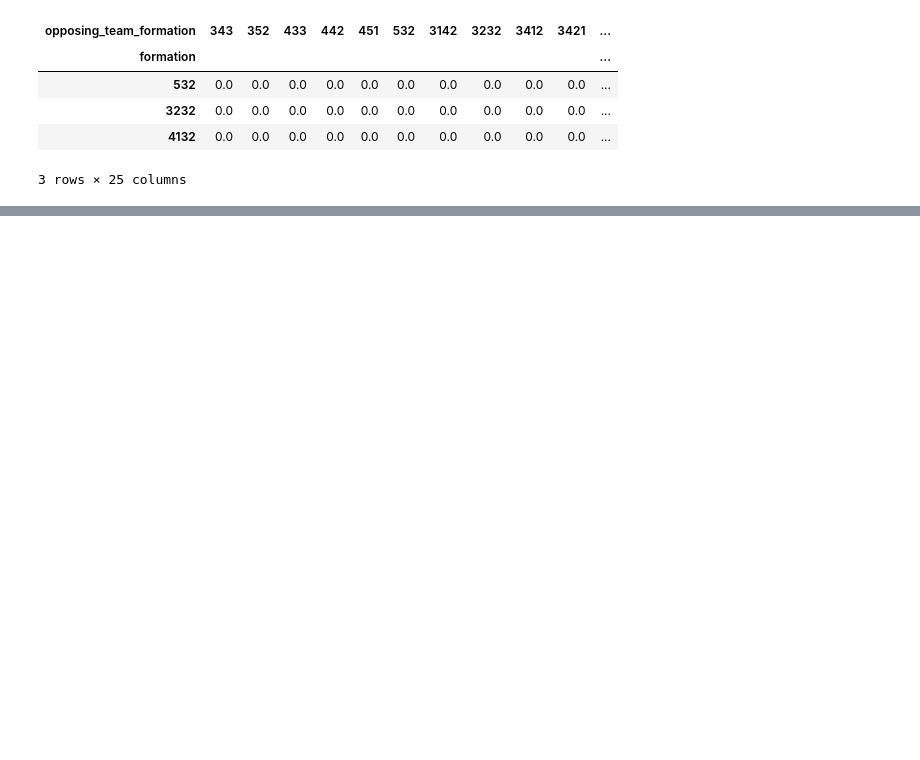
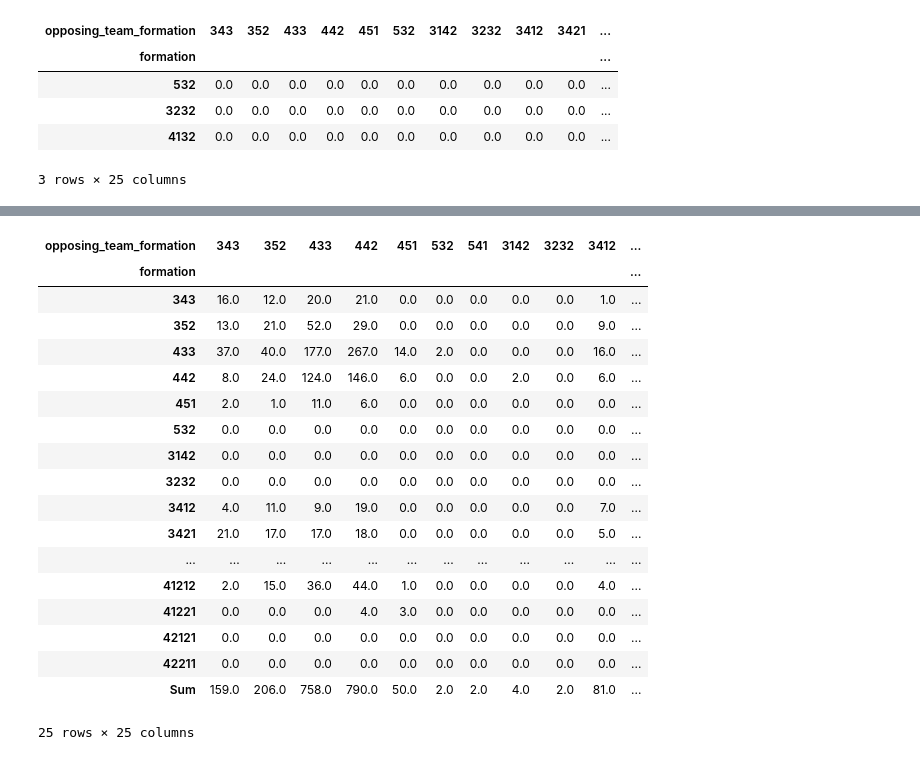
Before and after one commit to SFETNI/Omdena-UEFAEURO2024, a Jupyter notebook: task3-machine-learning-modeling/effect_of_team_formation_on_match_outcome/visualize_formations_correspondance_table.ipynb, the cells around one changed output, grey strips where cells are left out. Drawn from its saved outputs; the diff is of its cells as text; code cells hidden in the pictures; blank space fills up the shorter version.

```diff
--- a/task3-machine-learning-modeling/effect_of_team_formation_on_match_outcome/visualize_formations_correspondance_table.ipynb
+++ b/task3-machine-learning-modeling/effect_of_team_formation_on_match_outcome/visualize_formations_correspondance_table.ipynb
@@ -96,0 +110,22 @@ ModuleNotFoundError: No module named 'chart_studio'
+# %%
+df_defense_attack_scores_pivot_table
+# %% [output]
+| opposing_team_formation | 343 | 352 | 433 | 442 | 451 | 532 | 541 | 3142 | 3232 | 3412 | ... |
+| formation |  |  |  |  |  |  |  |  |  |  | ... |
+| 343 | 16.0 | 12.0 | 20.0 | 21.0 | 0.0 | 0.0 | 0.0 | 0.0 | 0.0 | 1.0 | ... |
+| 352 | 13.0 | 21.0 | 52.0 | 29.0 | 0.0 | 0.0 | 0.0 | 0.0 | 0.0 | 9.0 | ... |
+| 433 | 37.0 | 40.0 | 177.0 | 267.0 | 14.0 | 2.0 | 0.0 | 0.0 | 0.0 | 16.0 | ... |
+| 442 | 8.0 | 24.0 | 124.0 | 146.0 | 6.0 | 0.0 | 0.0 | 2.0 | 0.0 | 6.0 | ... |
+| 451 | 2.0 | 1.0 | 11.0 | 6.0 | 0.0 | 0.0 | 0.0 | 0.0 | 0.0 | 0.0 | ... |
+| 532 | 0.0 | 0.0 | 0.0 | 0.0 | 0.0 | 0.0 | 0.0 | 0.0 | 0.0 | 0.0 | ... |
+| 3142 | 0.0 | 0.0 | 0.0 | 0.0 | 0.0 | 0.0 | 0.0 | 0.0 | 0.0 | 0.0 | ... |
+| 3232 | 0.0 | 0.0 | 0.0 | 0.0 | 0.0 | 0.0 | 0.0 | 0.0 | 0.0 | 0.0 | ... |
+| 3412 | 4.0 | 11.0 | 9.0 | 19.0 | 0.0 | 0.0 | 0.0 | 0.0 | 0.0 | 7.0 | ... |
+| 3421 | 21.0 | 17.0 | 17.0 | 18.0 | 0.0 | 0.0 | 0.0 | 0.0 | 0.0 | 5.0 | ... |
+| ... | ... | ... | ... | ... | ... | ... | ... | ... | ... | ... | ... |
+| 41212 | 2.0 | 15.0 | 36.0 | 44.0 | 1.0 | 0.0 | 0.0 | 0.0 | 0.0 | 4.0 | ... |
+| 41221 | 0.0 | 0.0 | 0.0 | 4.0 | 3.0 | 0.0 | 0.0 | 0.0 | 0.0 | 0.0 | ... |
+| 42121 | 0.0 | 0.0 | 0.0 | 0.0 | 0.0 | 0.0 | 0.0 | 0.0 | 0.0 | 0.0 | ... |
+| 42211 | 0.0 | 0.0 | 0.0 | 0.0 | 0.0 | 0.0 | 0.0 | 0.0 | 0.0 | 0.0 | ... |
+| Sum | 159.0 | 206.0 | 758.0 | 790.0 | 50.0 | 2.0 | 2.0 | 4.0 | 2.0 | 81.0 | ... |
+25 rows × 25 columns
```
Also changed, not shown: parts of 7 cells of this notebook.
